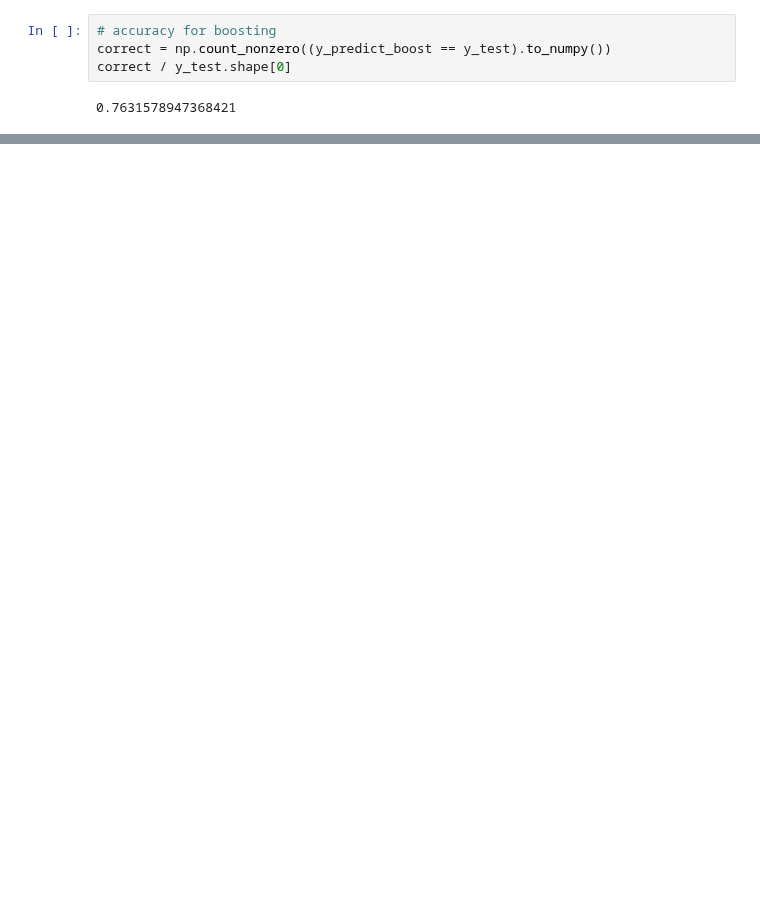
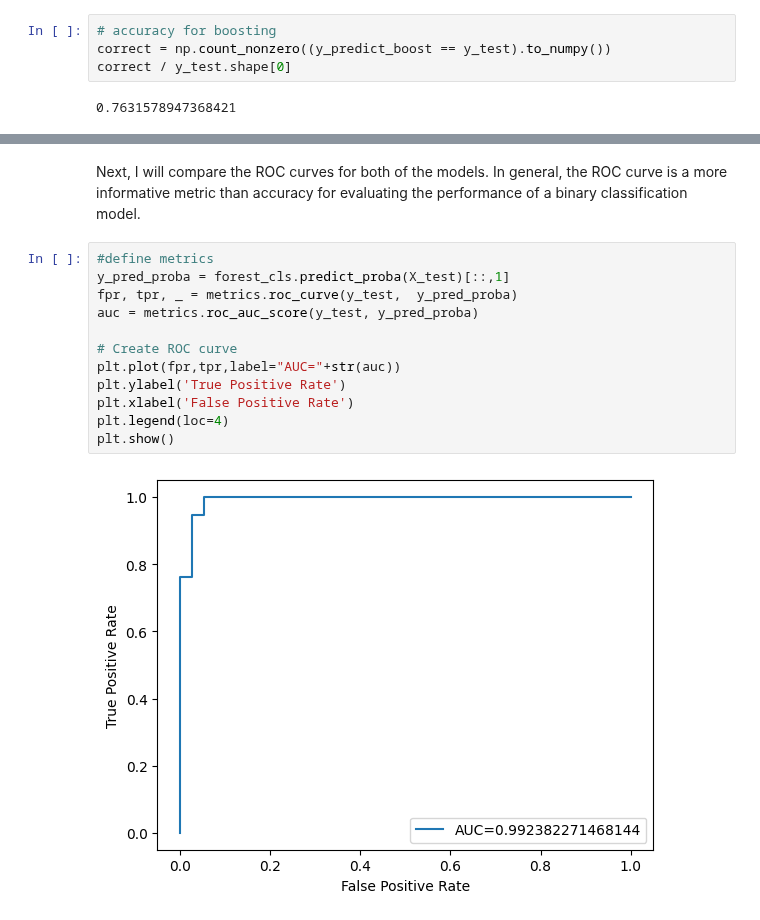
Before and after one commit to mim-uw/eXplainableMachineLearning-2023, a Jupyter notebook: Homeworks/HW1/JakubKrajewski/xai_1.ipynb, the cells around one changed output, grey strips where cells are left out. Drawn from its saved outputs; the diff is of its cells as text; blank space fills up the shorter version.

```diff
--- a/Homeworks/HW1/JakubKrajewski/xai_1.ipynb
+++ b/Homeworks/HW1/JakubKrajewski/xai_1.ipynb
@@ -42,0 +61,16 @@ In this homework I have used two different algorithms to predict whether a patie
+# %% [markdown]
+Next, I will compare the ROC curves for both of the models. In general, the ROC curve is a more informative metric than accuracy for evaluating the performance of a binary classification model.
+# %%
+#define metrics
+y_pred_proba = forest_cls.predict_proba(X_test)[::,1]
+fpr, tpr, _ = metrics.roc_curve(y_test,  y_pred_proba)
+auc = metrics.roc_auc_score(y_test, y_pred_proba)
+
+# Create ROC curve
+plt.plot(fpr,tpr,label="AUC="+str(auc))
+plt.ylabel('True Positive Rate')
+plt.xlabel('False Positive Rate')
+plt.legend(loc=4)
+plt.show()
+# %% [output]
+[figure, added]
```
Also changed, not shown: parts of 24 cells of this notebook.
